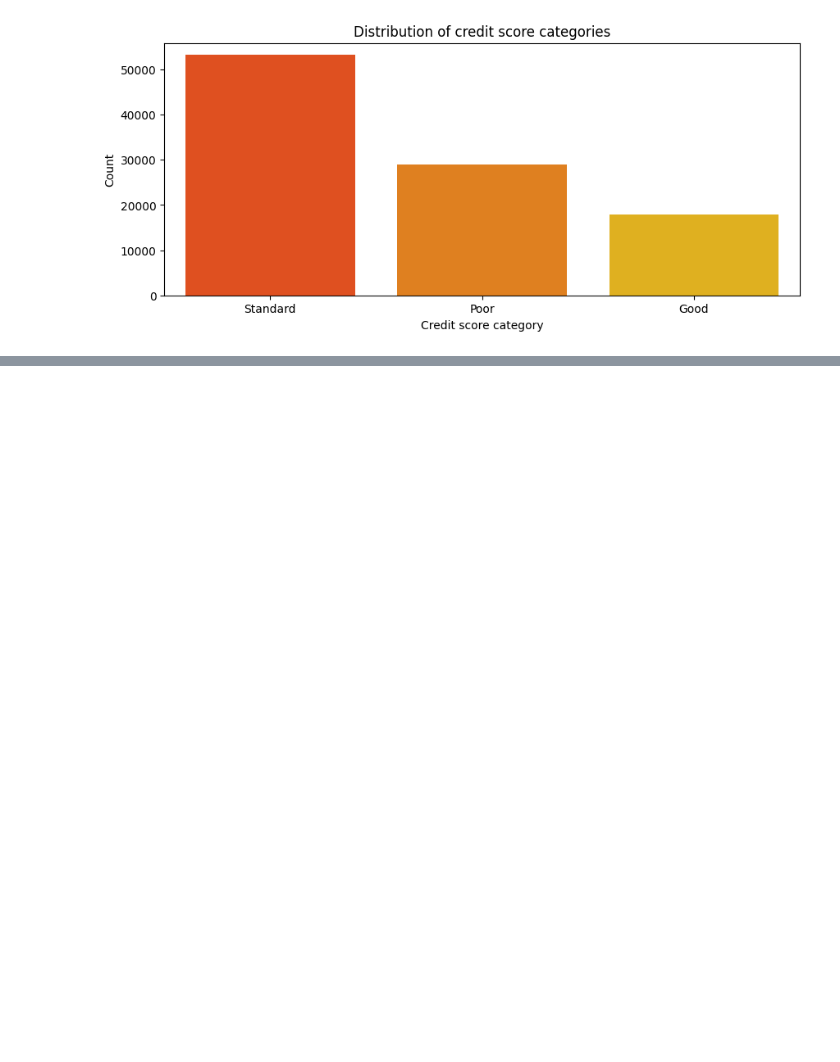
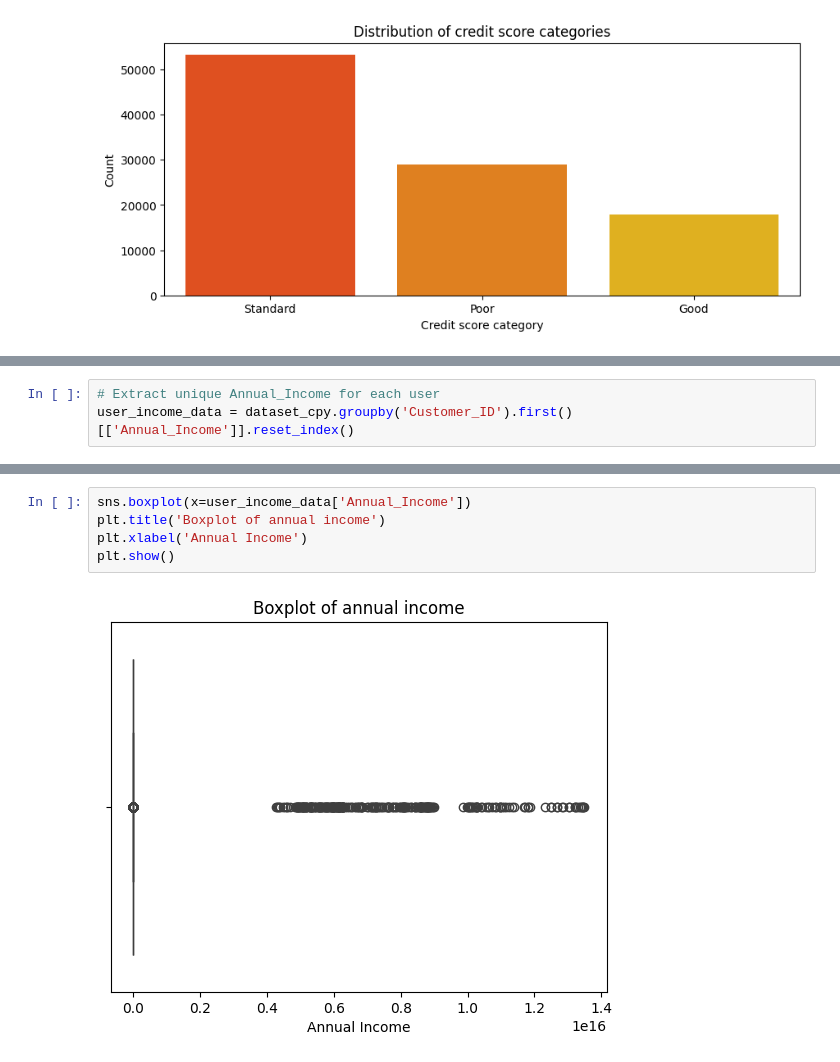
Before and after one commit to Darknight47/Data-Science-Projects-03, a Jupyter notebook: Credit_Scoring_Segmentation.ipynb, the cells around one changed output, grey strips where cells are left out. Saved outputs shown, nothing was run; the diff lists cells and outputs as text; blank space fills up the shorter version.

```diff
--- a/Credit_Scoring_Segmentation.ipynb
+++ b/Credit_Scoring_Segmentation.ipynb
@@ -455,0 +501,3 @@ plt.show()
+# %%
+# Extract unique Annual_Income for each user
+user_income_data = dataset_cpy.groupby('Customer_ID').first()[['Annual_Income']].reset_index()
@@ -455,0 +513,7 @@ plt.show()
+# %%
+sns.boxplot(x=user_income_data['Annual_Income'])
+plt.title('Boxplot of annual income')
+plt.xlabel('Annual Income')
+plt.show()
+# %% [output]
+[figure, added]
```
Also changed, not shown: parts of 8 cells of this notebook.
